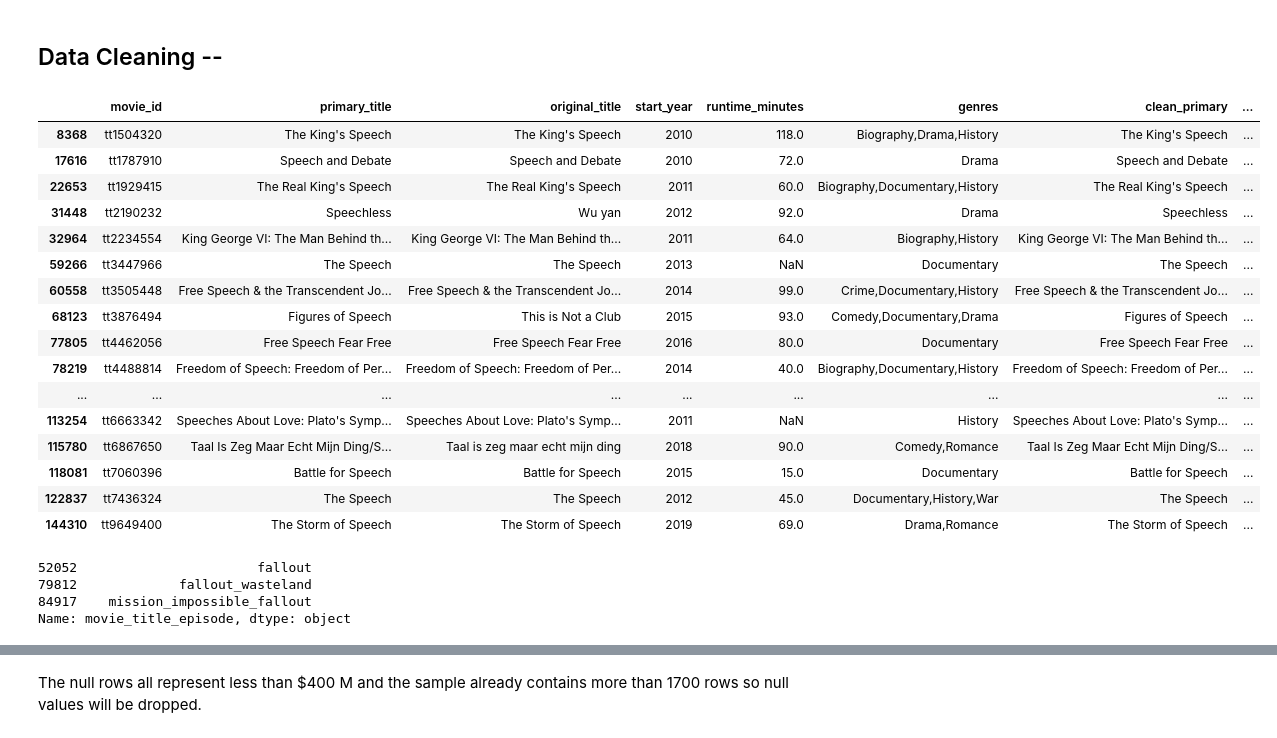
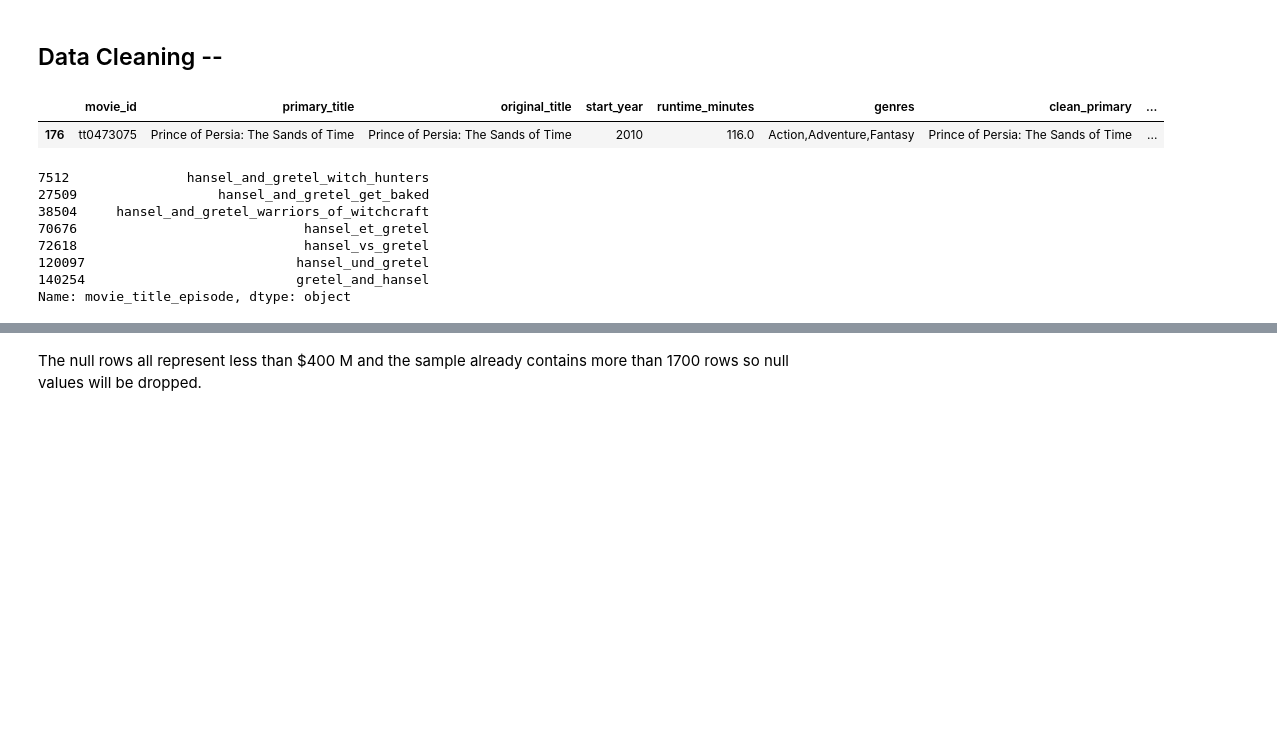
Before and after one commit to AlbaneCM/MicrosoftMovieAnalysis, a Jupyter notebook: microsoft-movie-analysis.ipynb, the cells around one changed output, grey strips where cells are left out. Saved outputs shown, nothing was run; the diff lists cells and outputs as text; code cells hidden in the pictures; blank space fills up the shorter version.

```diff
--- a/microsoft-movie-analysis.ipynb
+++ b/microsoft-movie-analysis.ipynb
@@ -985,50 +1047,58 @@ movie_basics["clean_primary"] = movie_basics["primary_title"].str.normalize("NFK
 # %%
 # Same process in movie_basics
 
 # pattern = '|'.join(['episode vii - ', "(?i)the mermaid", ".", "&"])
 # replacement = '|'.join(["", "mei ren yu", "", "and"])
 
 # Creating column movie_episode if there were more than 1 movie
-movie_basics["movie_episode"] = movie_basics["clean_primary"].str.split(r":").str[1].fillna("").str.replace("spider-", "spider", regex=False).str.lower()
+movie_basics["movie_episode"] = movie_basics["clean_primary"].str.split(r":").str[1].fillna("").str.lower()
 
 # Creating column movie_title if there were more than 1 movie
 # movie_basics["movie_title"] = movie_basics["clean_primary"].str.split("\bPart\b").str[0].str.split(r"[:)(]").str[0].str.strip().str.replace(".", "", regex=False).str.replace("'", "", regex=False).str.replace("&", "and", regex=False).str.replace("The Mermaid", "mei ren yu", regex=False).str.replace("The Intouchables", "les intouchables", regex=False).str.lower()
-# Trying without removing "'"
 movie_basics["movie_title"] = movie_basics["clean_primary"].str.split("\bPart\b").str[0].str.split(r"[:)(]").str[0].str.strip().str.replace(".", "", regex=False).str.replace("&", "and", regex=False).str.replace("The Mermaid", "mei ren yu", regex=False).str.replace("The Intouchables", "les intouchables", regex=False).str.lower()
+
+
 
 # Normalizing movie_title for Les Miserables
 # movie_basics["movie_title"] = movie_basics["movie_title"].str.normalize("NFKD").str.encode('ascii', errors='ignore').str.decode('utf-8')
 
 # Creating column combining the movie title and the episode to have the same way in both
 movie_basics["movie_title_episode"] = movie_basics["movie_title"] +  movie_basics["movie_episode"].str.lower().str.replace(" episode vii -", "", regex=False).str.replace(" - ", " ", regex=False)
 # movie_basics["movie_title_episode"] = movie_basics["movie_title"] +  movie_basics["movie_episode"].str.replace(pattern, replacement, regex=False).str.lower()
 
+# Change apostrophe to space
+movie_basics["movie_title_episode"] = movie_basics["movie_title_episode"].str.replace("'", " ", regex=False)
+
+# Turn Eight to numeric in Ocean's 8
+movie_basics["movie_title_episode"] = movie_basics["movie_title_episode"].str.replace("ocean s eight", "ocean s 8", regex=False)
+
+# Correcting Maze Runner
+movie_basics["movie_title_episode"] = movie_basics["movie_title_episode"].str.replace("the death cure", "maze runner the death cure", regex=False)
+
+# Changing Shazam
+movie_basics["movie_title_episode"] = movie_basics["movie_title_episode"].str.replace("shazam!", "shazam", regex=False)
+
+# Changing Jackass Bad Grandpa
+movie_basics["movie_title_episode"] = movie_basics["movie_title_episode"].str.replace("bad grandpa", "jackass presents bad grandpa", regex=False)
+
+# Changing Prince of Persia
+movie_basics["movie_title_episode"] = movie_basics["movie_title_episode"].str.replace("prince of persia the sands of time", "prince of persia sands of time", regex=False)
+
 
 # For verification
-movie_basics[movie_basics["clean_primary"].str.contains("(?i)speech", na=False)]
+movie_basics[movie_basics["original_title"].str.contains("(?i)sands of time", na=False)].head(100)
 # %% [output]
 |  | movie_id | primary_title | original_title | start_year | runtime_minutes | genres | clean_primary | ... |
-| 8368 | tt1504320 | The King's Speech | The King's Speech | 2010 | 118.0 | Biography,Drama,History | The King's Speech | ... |
-| 17616 | tt1787910 | Speech and Debate | Speech and Debate | 2010 | 72.0 | Drama | Speech and Debate | ... |
-| 22653 | tt1929415 | The Real King's Speech | The Real King's Speech | 2011 | 60.0 | Biography,Documentary,History | The Real King's Speech | ... |
-| 31448 | tt2190232 | Speechless | Wu yan | 2012 | 92.0 | Drama | Speechless | ... |
-| 32964 | tt2234554 | King George VI: The Man Behind th... | King George VI: The Man Behind th... | 2011 | 64.0 | Biography,History | King George VI: The Man Behind th... | ... |
-| 59266 | tt3447966 | The Speech | The Speech | 2013 | NaN | Documentary | The Speech | ... |
-| 60558 | tt3505448 | Free Speech & the Transcendent Jo... | Free Speech & the Transcendent Jo... | 2014 | 99.0 | Crime,Documentary,History | Free Speech & the Transcendent Jo... | ... |
-| 68123 | tt3876494 | Figures of Speech | This is Not a Club | 2015 | 93.0 | Comedy,Documentary,Drama | Figures of Speech | ... |
-| 77805 | tt4462056 | Free Speech Fear Free | Free Speech Fear Free | 2016 | 80.0 | Documentary | Free Speech Fear Free | ... |
-| 78219 | tt4488814 | Freedom of Speech: Freedom of Per... | Freedom of Speech: Freedom of Per... | 2014 | 40.0 | Biography,Documentary,History | Freedom of Speech: Freedom of Per... | ... |
-| ... | ... | ... | ... | ... | ... | ... | ... | ... |
-| 113254 | tt6663342 | Speeches About Love: Plato's Symp... | Speeches About Love: Plato's Symp... | 2011 | NaN | History | Speeches About Love: Plato's Symp... | ... |
-| 115780 | tt6867650 | Taal Is Zeg Maar Echt Mijn Ding/S... | Taal is zeg maar echt mijn ding | 2018 | 90.0 | Comedy,Romance | Taal Is Zeg Maar Echt Mijn Ding/S... | ... |
-| 118081 | tt7060396 | Battle for Speech | Battle for Speech | 2015 | 15.0 | Documentary | Battle for Speech | ... |
-| 122837 | tt7436324 | The Speech | The Speech | 2012 | 45.0 | Documentary,History,War | The Speech | ... |
-| 144310 | tt9649400 | The Storm of Speech | The Storm of Speech | 2019 | 69.0 | Drama,Romance | The Storm of Speech | ... |
+| 176 | tt0473075 | Prince of Persia: The Sands of Time | Prince of Persia: The Sands of Time | 2010 | 116.0 | Action,Adventure,Fantasy | Prince of Persia: The Sands of Time | ... |
 # %%
 # For troubleshoot: replace spaces with "_"
-movie_basics[movie_basics["movie_title_episode"].str.contains("(?i)fallout", na=False)]["movie_title_episode"].str.replace(" ", "_",regex=False)
+movie_basics[movie_basics["movie_title_episode"].str.contains("(?i)hansel", na=False)]["movie_title_episode"].str.replace(" ", "_",regex=False)
 # %% [output]
-52052                       fallout
-79812             fallout_wasteland
-84917    mission_impossible_fallout
+7512               hansel_and_gretel_witch_hunters
+27509                  hansel_and_gretel_get_baked
+38504     hansel_and_gretel_warriors_of_witchcraft
+70676                             hansel_et_gretel
+72618                             hansel_vs_gretel
+120097                           hansel_und_gretel
+140254                           gretel_and_hansel
 Name: movie_title_episode, dtype: object
```
Also changed, not shown: parts of 73 cells of this notebook.
